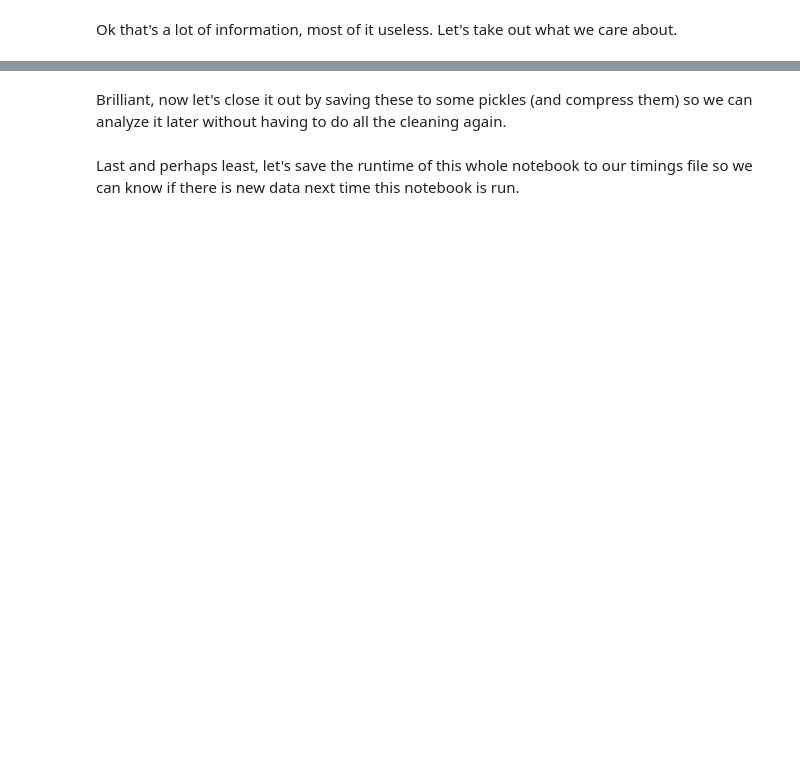
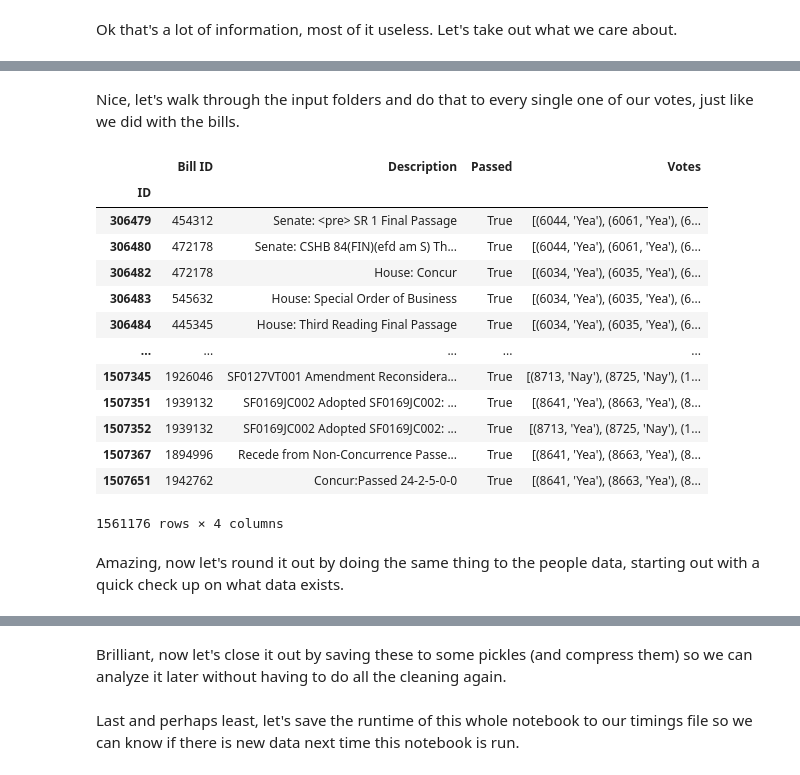
Before and after one commit to silas-wunder/LegiScan, a Jupyter notebook: data_cleaning.ipynb, the cells around one changed output, grey strips where cells are left out. Cells and saved outputs as stored; diff of their text form; code cells hidden in the pictures; blank space fills up the shorter version.

```diff
--- a/data_cleaning.ipynb
+++ b/data_cleaning.ipynb
@@ -308,19 +39,0 @@ people[0]["person"]
-# %%
-people_list = []
-for person in people:
-    person_id = person["person"]["people_id"]
-    party = person["person"]["party"]
-    role = person["person"]["role"]
-    name = person["person"]["name"]
-    state = statesDict[person["person"]["state_id"]]
-    district = person["person"]["district"]
-    people_list.append(
-        {
-            "ID": person_id,
-            "Name": name,
-            "Party": party,
-            "Role": role,
-            "State": state,
-            "District": district,
-        }
-    )
@@ -349,0 +212,3 @@ people_df = people_df[people_df["District"] != ""]
+# %%
+with open(r"H:\Programming\Big Input Data Stuff\LegiScan\input\CO\2024-2024_Regular_Session\vote\1414993.json", 'r') as f:
+    print(json.dumps(json.loads(f.read()), indent=2))
@@ -349,0 +235,19 @@ people_df = people_df[people_df["District"] != ""]
+# %%
+with open(r"H:\Programming\Big Input Data Stuff\LegiScan\input\CO\2024-2024_Regular_Session\vote\1414993.json", 'r') as f:
+    vote = json.loads(f.read())
+
+vote_id = vote["roll_call"]["roll_call_id"]
+bill_vote_id = vote["roll_call"]["bill_id"]
+vote_desc = vote["roll_call"]["desc"]
+vote_passed = bool(vote["roll_call"]["passed"])
+actual_votes = []
+for v in vote["roll_call"]["votes"]:
+    actual_votes.append((v["people_id"], v["vote_text"]))
+example_vote = {
+    "ID": vote_id,
+    "Bill ID": bill_vote_id,
+    "Description": vote_desc,
+    "Passed": vote_passed,
+    "Votes": f"{actual_votes}",
+}
+example_vote
@@ -349,0 +260,2 @@ people_df = people_df[people_df["District"] != ""]
+# %% [markdown]
+Nice, let's walk through the input folders and do that to every single one of our votes, just like we did with the bills.
@@ -349,0 +320,19 @@ people_df = people_df[people_df["District"] != ""]
+# %%
+votes
+# %% [output]
+|  | Bill ID | Description | Passed | Votes |
+| ID |  |  |  |  |
+| 306479 | 454312 | Senate: <pre> SR 1 Final Passage | True | [(6044, 'Yea'), (6061, 'Yea'), (6... |
+| 306480 | 472178 | Senate: CSHB 84(FIN)(efd am S) Th... | True | [(6044, 'Yea'), (6061, 'Yea'), (6... |
+| 306482 | 472178 | House: Concur | True | [(6034, 'Yea'), (6035, 'Yea'), (6... |
+| 306483 | 545632 | House: Special Order of Business | True | [(6034, 'Yea'), (6035, 'Yea'), (6... |
+| 306484 | 445345 | House: Third Reading Final Passage | True | [(6034, 'Yea'), (6035, 'Yea'), (6... |
+| ... | ... | ... | ... | ... |
+| 1507345 | 1926046 | SF0127VT001 Amendment Reconsidera... | True | [(8713, 'Nay'), (8725, 'Nay'), (1... |
+| 1507351 | 1939132 | SF0169JC002 Adopted SF0169JC002: ... | True | [(8641, 'Yea'), (8663, 'Yea'), (8... |
+| 1507352 | 1939132 | SF0169JC002 Adopted SF0169JC002: ... | True | [(8713, 'Yea'), (8725, 'Nay'), (1... |
+| 1507367 | 1894996 | Recede from Non-Concurrence Passe... | True | [(8641, 'Yea'), (8663, 'Yea'), (8... |
+| 1507651 | 1942762 | Concur:Passed 24-2-5-0-0 | True | [(8641, 'Yea'), (8663, 'Yea'), (8... |
+1561176 rows × 4 columns
+# %% [markdown]
+Amazing, now let's round it out by doing the same thing to the people data, starting out with a quick check up on what data exists.
```
Also changed, not shown: parts of 44 cells of this notebook, 3 other files.
